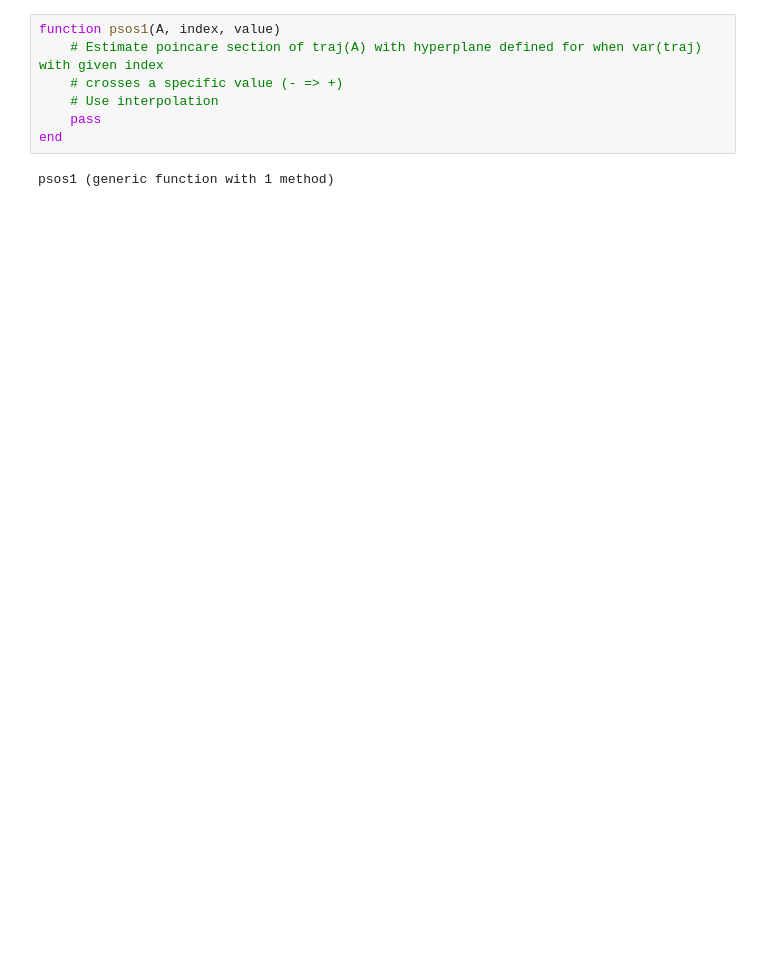
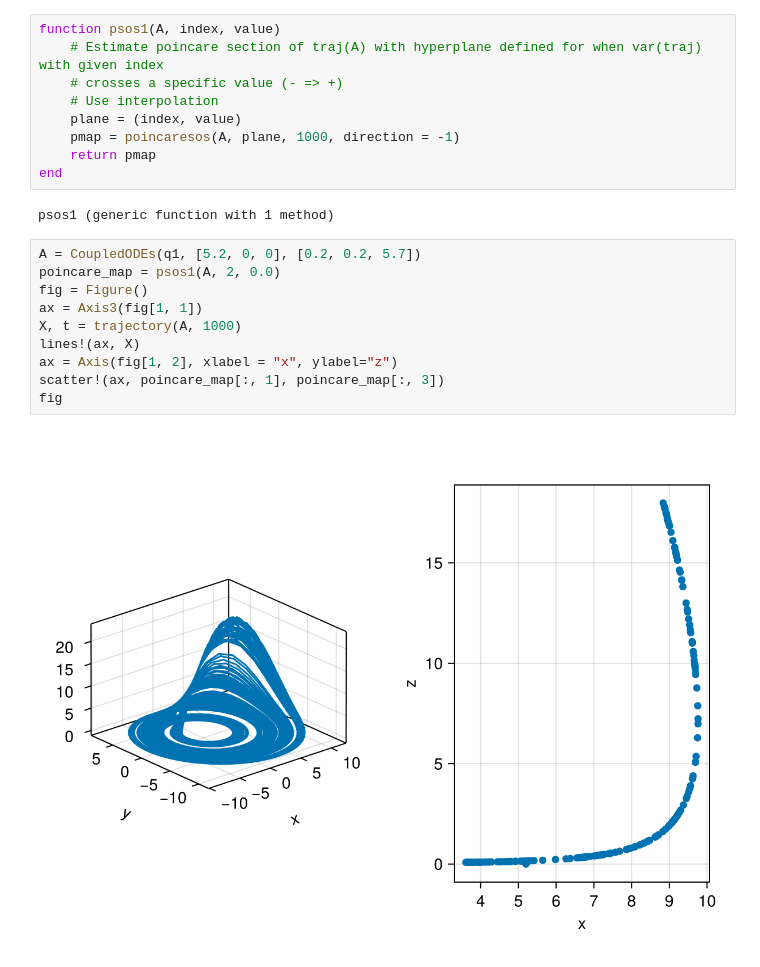
Before and after one commit to SCWalker22/MTH3039, a Jupyter notebook: CW1.ipynb, the cells around one changed output. Drawn from its saved outputs; the diff is of its cells as text; blank space fills up the shorter version.

```diff
--- a/CW1.ipynb
+++ b/CW1.ipynb
@@ -166,8 +263,22 @@ function psos1(A, index, value)
     # Estimate poincare section of traj(A) with hyperplane defined for when var(traj) with given index
     # crosses a specific value (- => +)
     # Use interpolation
-    pass
+    plane = (index, value)
+    pmap = poincaresos(A, plane, 1000, direction = -1)
+    return pmap
 end
 # %% [output]
 psos1 (generic function with 1 method)
+# %%
+A = CoupledODEs(q1, [5.2, 0, 0], [0.2, 0.2, 5.7])
+poincare_map = psos1(A, 2, 0.0)
+fig = Figure()
+ax = Axis3(fig[1, 1])
+X, t = trajectory(A, 1000)
+lines!(ax, X)
+ax = Axis(fig[1, 2], xlabel = "x", ylabel="z")
+scatter!(ax, poincare_map[:, 1], poincare_map[:, 3])
+fig
+# %% [output]
+[figure, added]
 # %%
```
Also changed, not shown: parts of 11 cells of this notebook, 1 other file.
